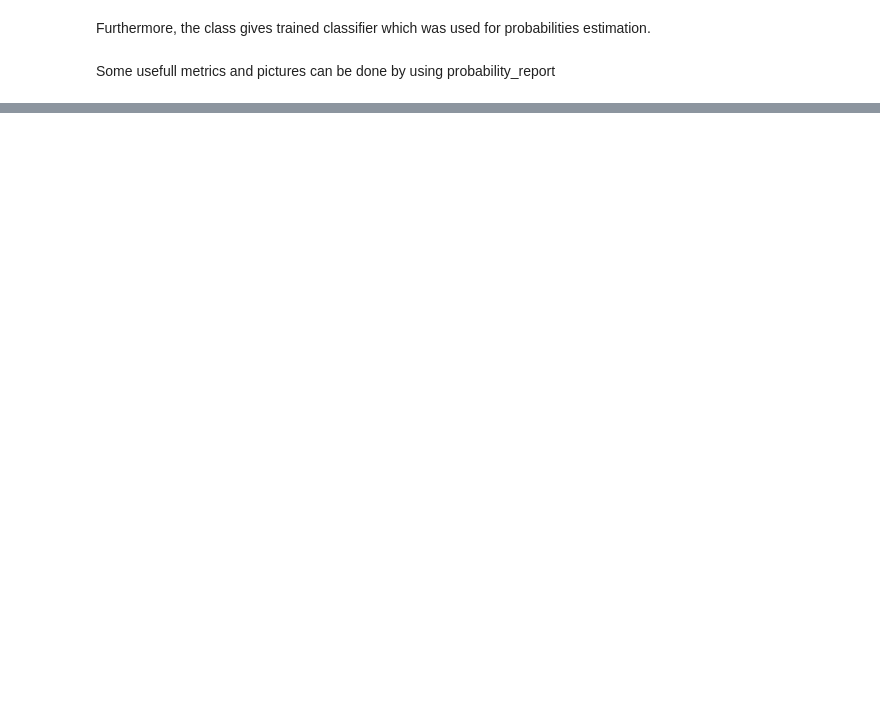
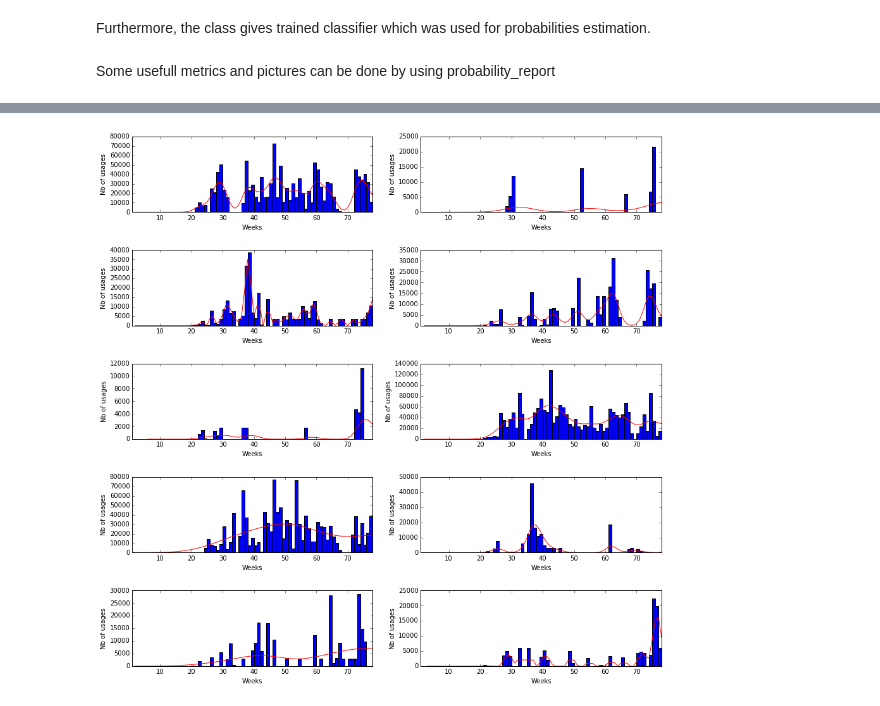
Before and after one commit to yandexdataschool/DataPopularity, a Jupyter notebook: howto/howto_01_datapop.ipynb, the cells around one changed output, grey strips where cells are left out. Drawn from its saved outputs; the diff is of its cells as text; code cells hidden in the pictures; blank space fills up the shorter version.

Commit message:
ForecastNumberAccesses is fixed and described.

```diff
--- a/howto/howto_01_datapop.ipynb
+++ b/howto/howto_01_datapop.ipynb
@@ -82,0 +104,5 @@ plt.legend(loc='best')
+# %%
+from datapop.core import ForecastNumberAccesses
+pred_accesses = ForecastNumberAccesses(data=data, forecast_horizont=1, class_abs_thresholds=1)
+pred_accesses_report = pred_accesses.get_forecast_report()
+pred_accesses_report.irow(range(0,3))
@@ -82,0 +116,3 @@ plt.legend(loc='best')
+# %%
+forecast_data = pred_accesses.forecast_data
+forecast_data.irow(range(0,3))
@@ -82,0 +125,18 @@ plt.legend(loc='best')
+# %%
+periods_str = [str(i) for i in range(1, 105)]
+periods = [i for i in range(1, 105)]
+
+plt.figure(figsize=(15,15))
+plt.subplots_adjust( hspace=.5)
+for i in range(60,70):#менять тут
+    original_time_serie = data[periods_str].irow(i).values
+    forecast_time_serie = forecast_data[periods_str].irow(i).values
+    plt.subplot(5,2,i-59)#и тут
+    plt.bar(periods, original_time_serie, width=1, bottom=0)
+    plt.plot(periods, forecast_time_serie)
+    plt.xlim(1,78)
+    plt.xlabel('Weeks')
+    plt.ylabel('Nb of usages')
+plt.show()
+# %% [output]
+[figure, added]
```
Also changed, not shown: parts of 7 cells of this notebook, 4 other files.
